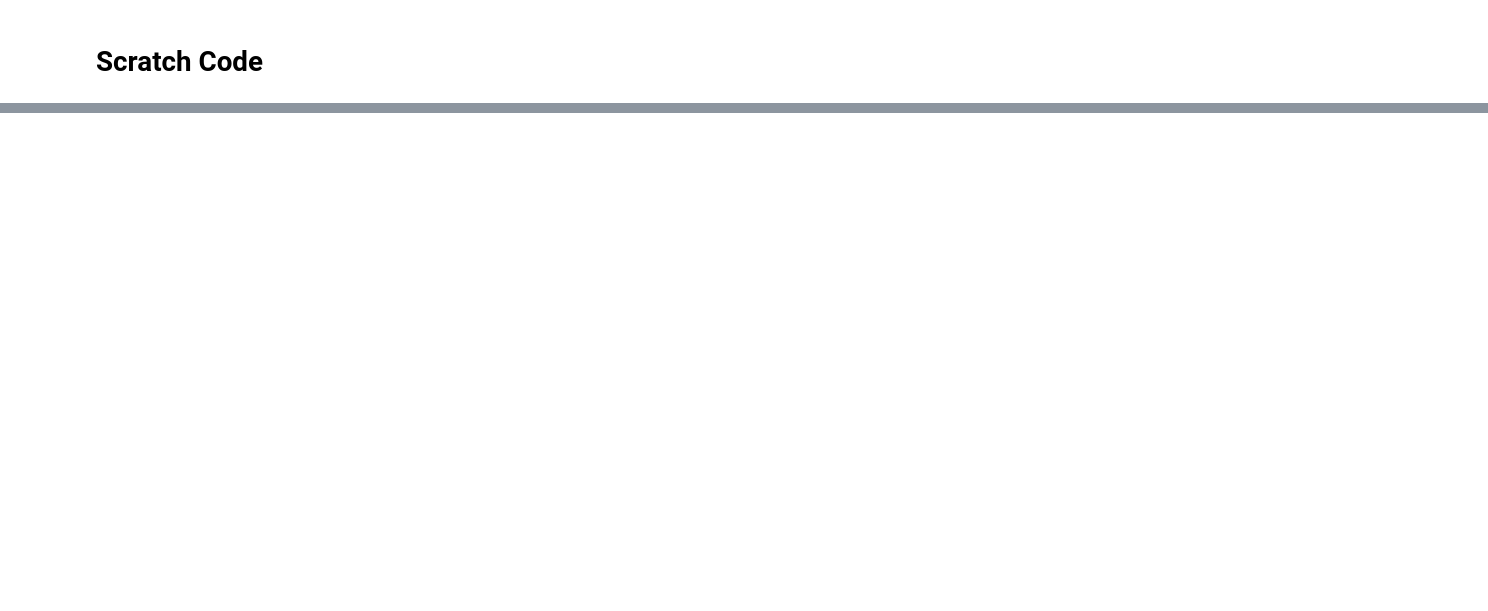
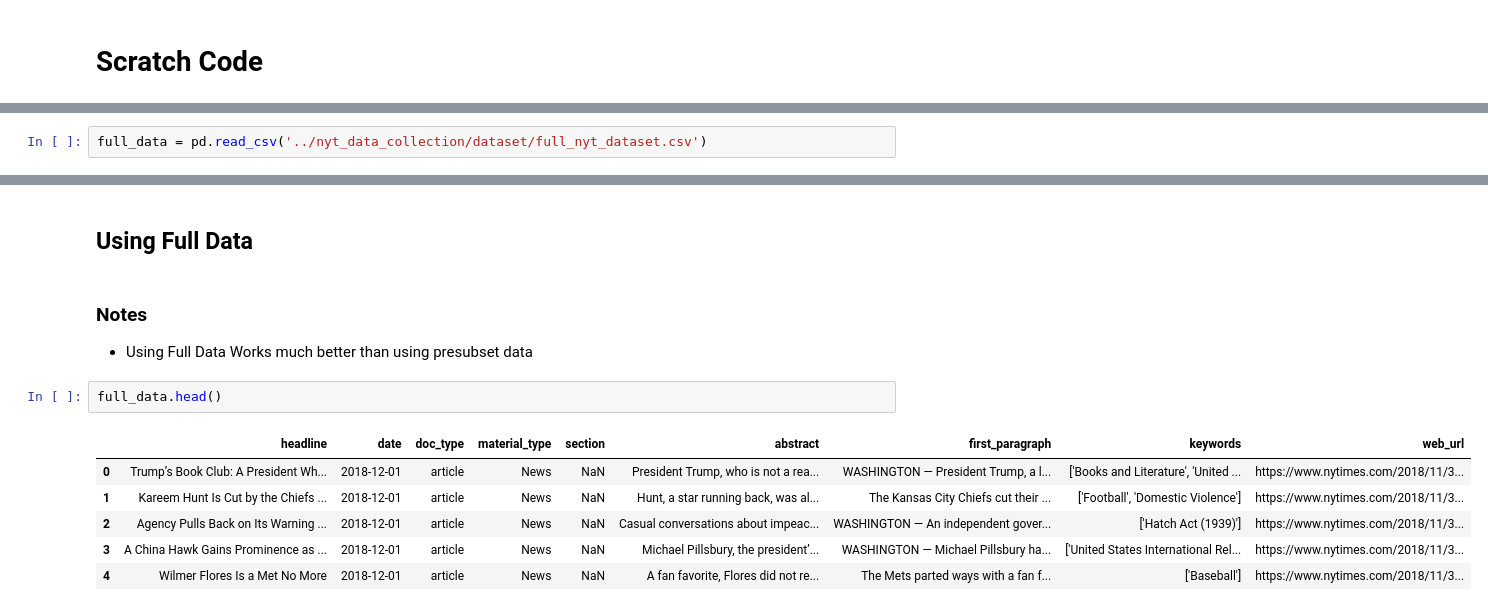
Before and after one commit to brandonscolieri/Inverse-Hierarchical-Multi-Document-Summarization, a Jupyter notebook: pipeline_models/pipeline.ipynb, the cells around one changed output, grey strips where cells are left out. Saved outputs shown, nothing was run; the diff lists cells and outputs as text; blank space fills up the shorter version.

```diff
--- a/pipeline_models/pipeline.ipynb
+++ b/pipeline_models/pipeline.ipynb
@@ -317,0 +339,2 @@ cosine_similarities
+# %%
+full_data = pd.read_csv('../nyt_data_collection/dataset/full_nyt_dataset.csv')
@@ -317,0 +343,15 @@ cosine_similarities
+# %% [markdown]
+## Using Full Data
+# %% [markdown]
+### Notes
+
+- Using Full Data Works much better than using presubset data
+# %%
+full_data.head()
+# %% [output]
+|  | headline | date | doc_type | material_type | section | abstract | first_paragraph | keywords | web_url |
+| 0 | Trump’s Book Club: A President Wh... | 2018-12-01 | article | News | NaN | President Trump, who is not a rea... | WASHINGTON — President Trump, a l... | ['Books and Literature', 'United ... | https://www.nytimes.com/2018/11/3... |
+| 1 | Kareem Hunt Is Cut by the Chiefs ... | 2018-12-01 | article | News | NaN | Hunt, a star running back, was al... | The Kansas City Chiefs cut their ... | ['Football', 'Domestic Violence'] | https://www.nytimes.com/2018/11/3... |
+| 2 | Agency Pulls Back on Its Warning ... | 2018-12-01 | article | News | NaN | Casual conversations about impeac... | WASHINGTON — An independent gover... | ['Hatch Act (1939)'] | https://www.nytimes.com/2018/11/3... |
+| 3 | A China Hawk Gains Prominence as ... | 2018-12-01 | article | News | NaN | Michael Pillsbury, the president’... | WASHINGTON — Michael Pillsbury ha... | ['United States International Rel... | https://www.nytimes.com/2018/11/3... |
+| 4 | Wilmer Flores Is a Met No More | 2018-12-01 | article | News | NaN | A fan favorite, Flores did not re... | The Mets parted ways with a fan f... | ['Baseball'] | https://www.nytimes.com/2018/11/3... |
```
Also changed, not shown: parts of 32 cells of this notebook.
